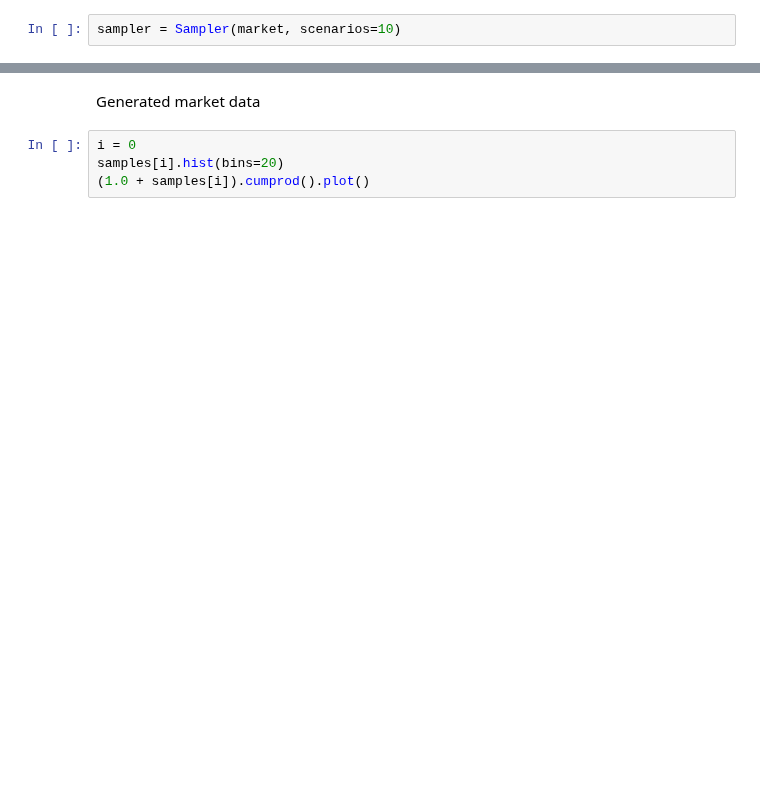
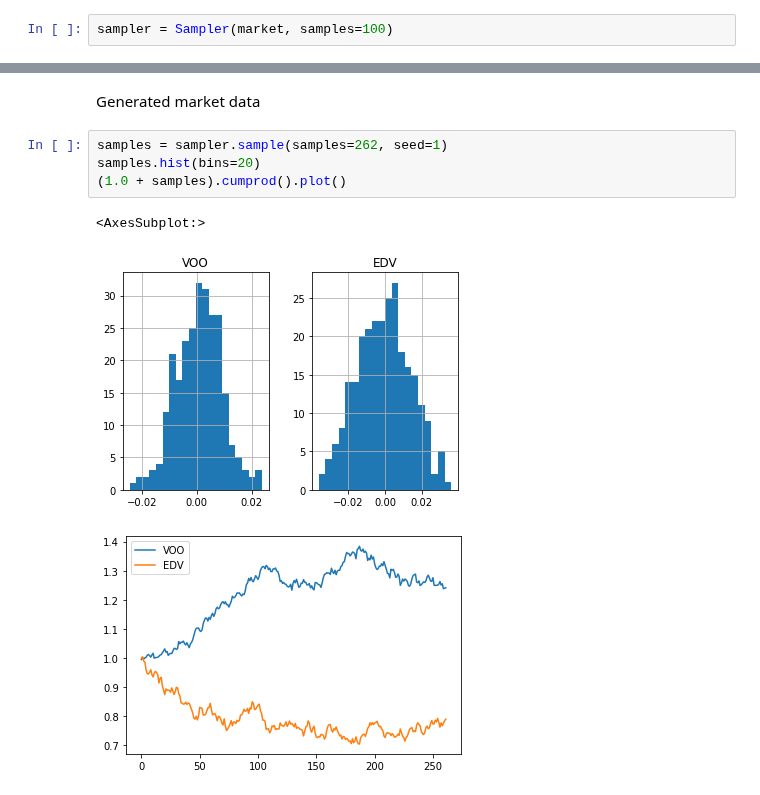
Before and after one commit to sonesuke/mypo, a Jupyter notebook: docs/tutorial/advanced_explore_market_data.ipynb, the cells around one changed output, grey strips where cells are left out. Cells and saved outputs as stored; diff of their text form; blank space fills up the shorter version.

Commit message:
mypo-124 fix sampler (#125)
* mypo-124 fix sampler

```diff
--- a/docs/tutorial/advanced_explore_market_data.ipynb
+++ b/docs/tutorial/advanced_explore_market_data.ipynb
@@ -11,5 +11,5 @@ loader.get('EDV', expense_ratio=0.0007)
 market = loader.get_market()
 market = market.head(200)
 # %%
-sampler = Sampler(market, scenarios=10)
+sampler = Sampler(market, samples=100)
 # %% [output]
@@ -30,7 +30,11 @@ market.get_rate_of_change().hist(bins=20)
 # %% [markdown]
 Generated market data
 # %%
-i = 0
-samples[i].hist(bins=20)
-(1.0 + samples[i]).cumprod().plot()
+samples = sampler.sample(samples=262, seed=1)
+samples.hist(bins=20)
+(1.0 + samples).cumprod().plot()
+# %% [output]
+<AxesSubplot:>
+[figure, added]
+[figure, added]
 # %%
```
Also changed, not shown: parts of 12 cells of this notebook, 8 other files.
